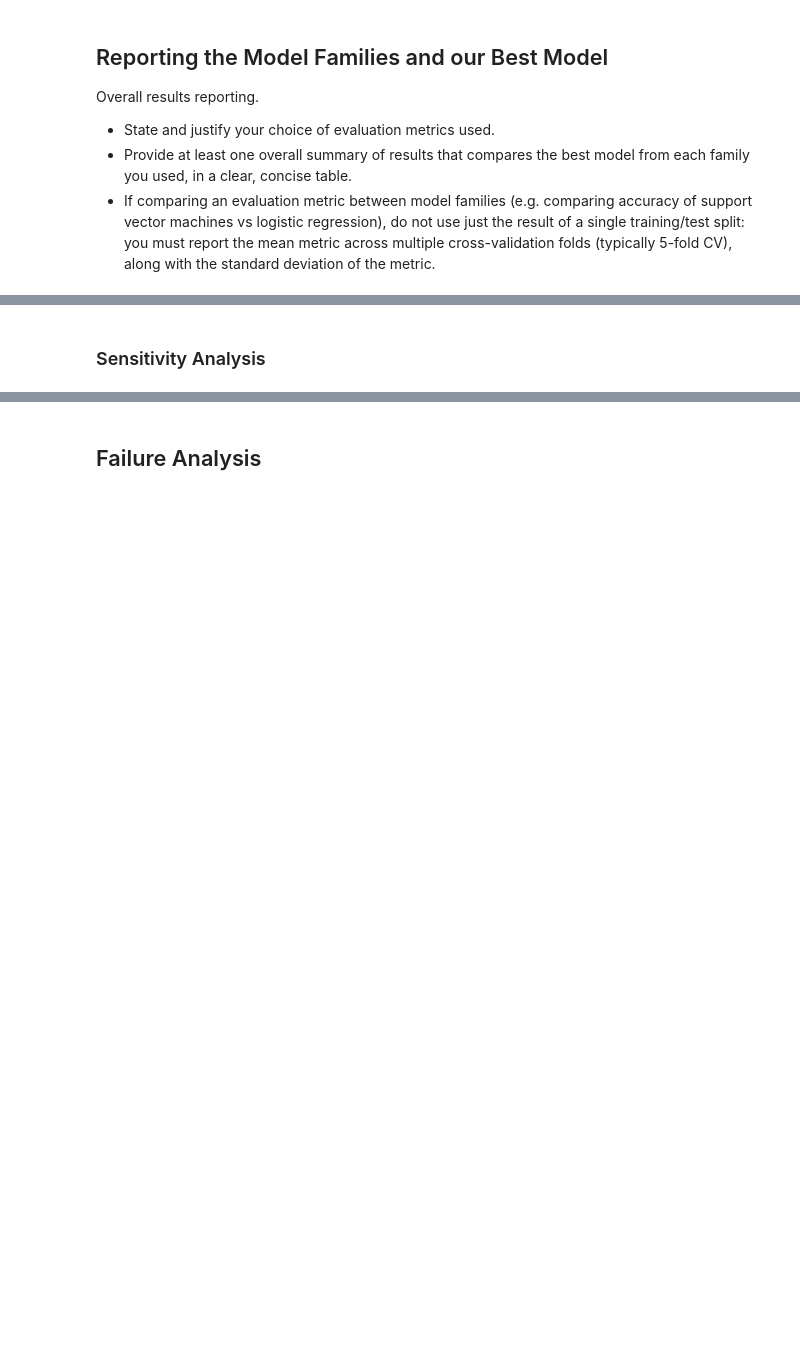
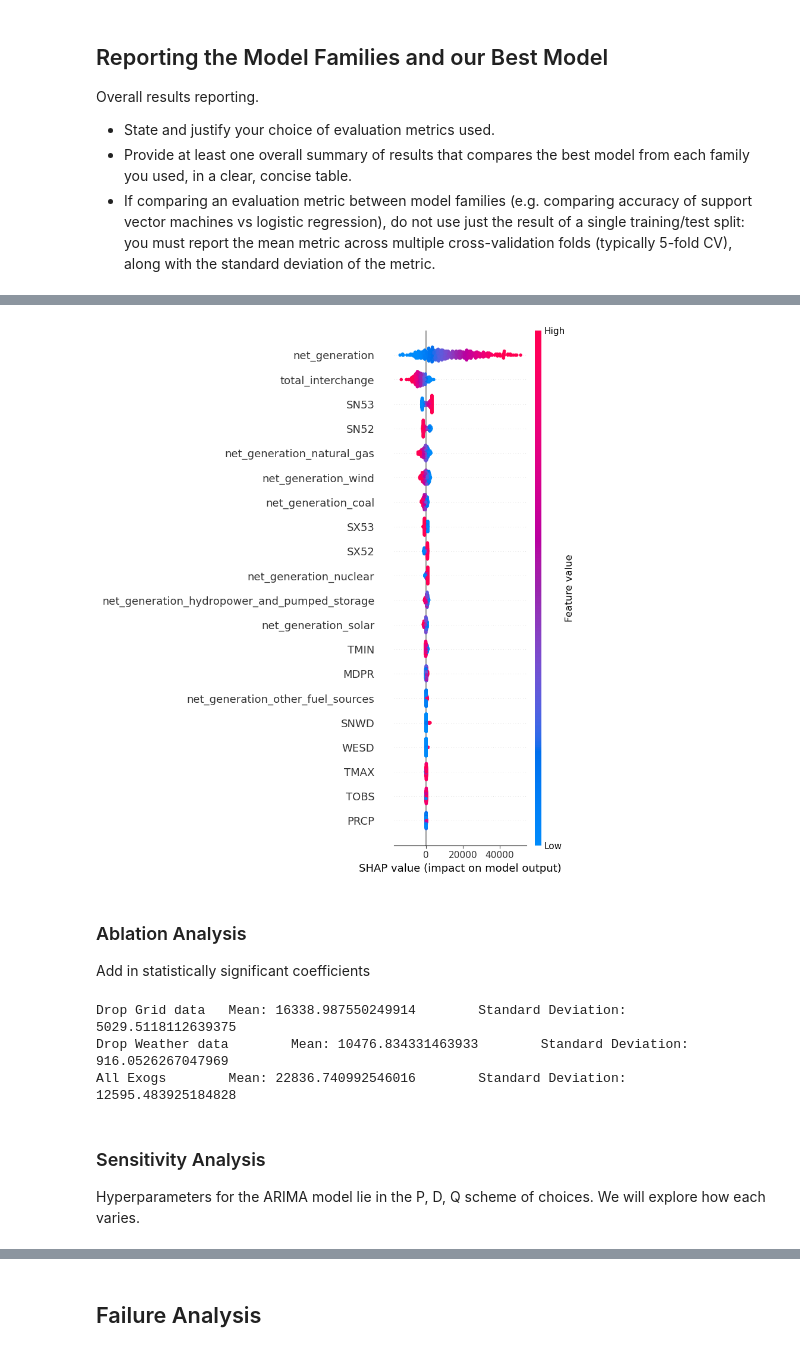
Before and after one commit to lmg1404/Energy-Consumption-Forecasting, a Jupyter notebook: src/notebooks/supervised/evaluation.ipynb, the cells around one changed output, grey strips where cells are left out. Drawn from its saved outputs; the diff is of its cells as text; code cells hidden in the pictures; blank space fills up the shorter version.

```diff
--- a/src/notebooks/supervised/evaluation.ipynb
+++ b/src/notebooks/supervised/evaluation.ipynb
@@ -73,0 +80,8 @@ bayesian_opt.best_params()
+# %%
+data = pd.read_csv("../../../data/dataset.csv", parse_dates=['date'])
+thresh = int(0.9 * len(data))
+data = data.dropna(axis=1, thresh=thresh).bfill().ffill().drop('demand', axis=1)
+split = int(len(data) * 0.85)
+train, test = data.iloc[:split, :], data.iloc[split:, :]
+
+order = (3, 1, 4)
@@ -73,0 +90,12 @@ bayesian_opt.best_params()
+# %%
+endog_train, exog_train = train['consumption'], train.drop(['date', 'consumption'], axis=1)
+endog_test, exog_test = test['consumption'], test.drop(['date', 'consumption'], axis=1)
+# %%
+model = ARIMA(endog_train, exog_train.astype(float), order=order).fit()
+# %%
+def forecasting(X):
+    return model.forecast(steps=len(X), exog=X)
+
+explainer = shap.KernelExplainer(forecasting, exog_train.iloc[-50:])
+shap_values = explainer.shap_values(exog_test)
+shape_values
@@ -73,0 +121,6 @@ bayesian_opt.best_params()
+# %%
+shap.summary_plot(shap_values, exog_test, plot_type="dot", show=False)
+plt.savefig("shap_summary.png")
+plt.show()
+# %% [output]
+[figure, added]
@@ -73,0 +129,4 @@ bayesian_opt.best_params()
+# %% [markdown]
+### Ablation Analysis
+
+Add in statistically significant coefficients
@@ -74,2 +167,11 @@ bayesian_opt.best_params()
+# %%
+for ablate, obj, std in zip(['Drop Grid data', 'Drop Weather data', 'All Exogs'], objectives, stds):
+    print(f"{ablate}\t Mean: {obj}\t Standard Deviation: {std}")
+# %% [output]
+Drop Grid data   Mean: 16338.987550249914        Standard Deviation: 5029.5118112639375
+Drop Weather data        Mean: 10476.834331463933        Standard Deviation: 916.0526267047969
+All Exogs        Mean: 22836.740992546016        Standard Deviation: 12595.483925184828
 # %% [markdown]
 ### Sensitivity Analysis
+
+Hyperparameters for the ARIMA model lie in the P, D, Q scheme of choices. We will explore how each varies.
```
Also changed, not shown: parts of 25 cells of this notebook, 11 other files.
